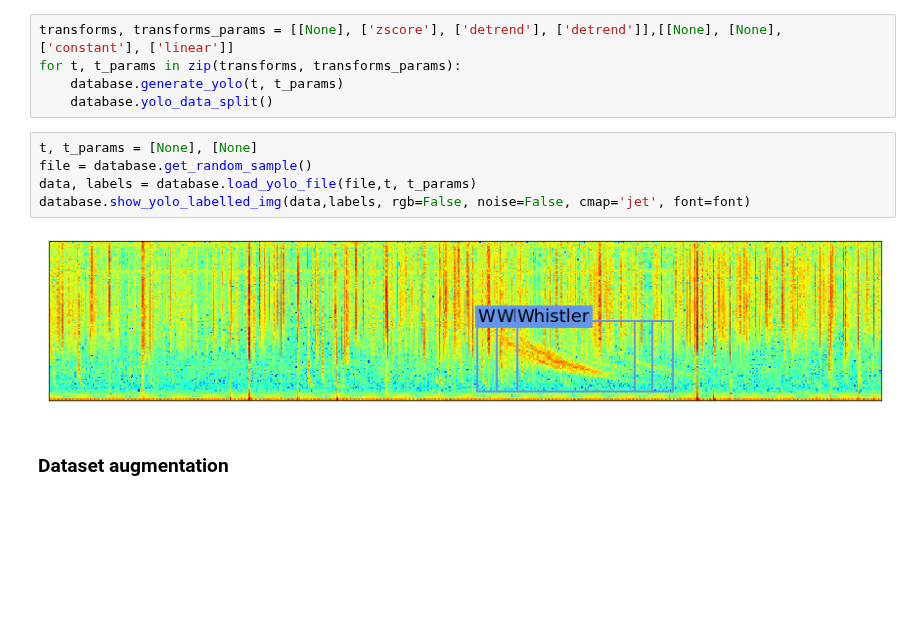
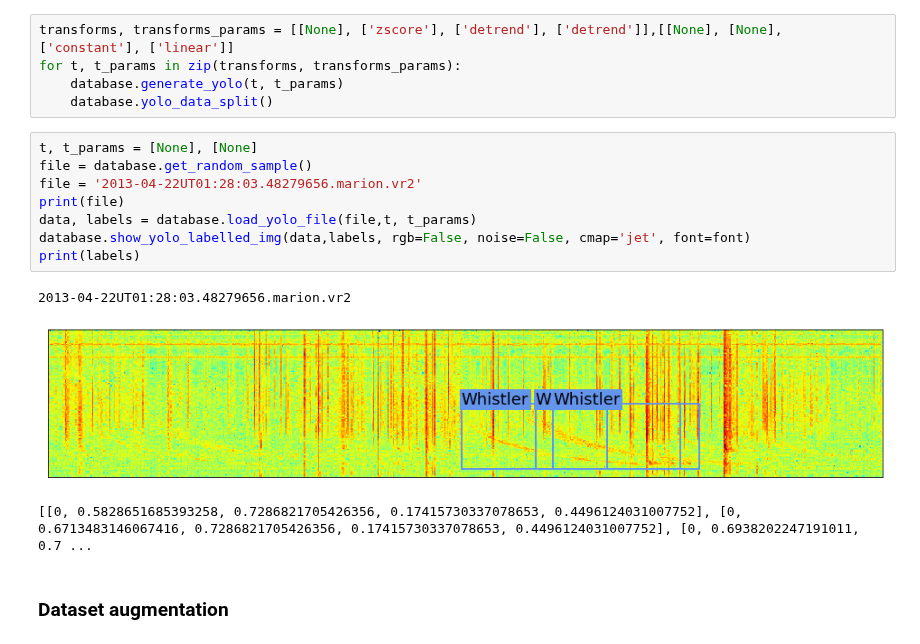
Before and after one commit to Kojey/MSc-whistler-waves-detector, a Jupyter notebook: ipy/report/chapter6.ipynb, the cells around one changed output. Saved outputs shown, nothing was run; the diff lists cells and outputs as text; blank space fills up the shorter version.

```diff
--- a/ipy/report/chapter6.ipynb
+++ b/ipy/report/chapter6.ipynb
@@ -48,10 +48,15 @@ for t, t_params in zip(transforms, transforms_params):
 # %%
 t, t_params = [None], [None]
 file = database.get_random_sample()
+file = '2013-04-22UT01:28:03.48279656.marion.vr2'
+print(file)
 data, labels = database.load_yolo_file(file,t, t_params)
 database.show_yolo_labelled_img(data,labels, rgb=False, noise=False, cmap='jet', font=font)
+print(labels)
 # %% [output]
+2013-04-22UT01:28:03.48279656.marion.vr2
-[figure, old version]
+[figure, new version]
+[[0, 0.5828651685393258, 0.7286821705426356, 0.17415730337078653, 0.4496124031007752], [0, 0.6713483146067416, 0.7286821705426356, 0.17415730337078653, 0.4496124031007752], [0, 0.6938202247191011, 0.7 ...
 # %% [markdown]
 ### Dataset augmentation
 # %%
```
Also changed, not shown: parts of 2 cells of this notebook, 1 other file.
